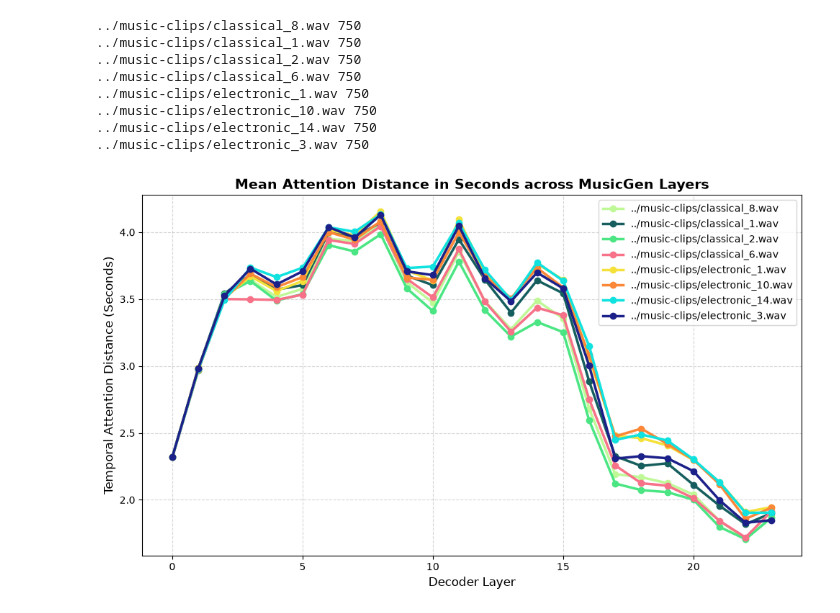
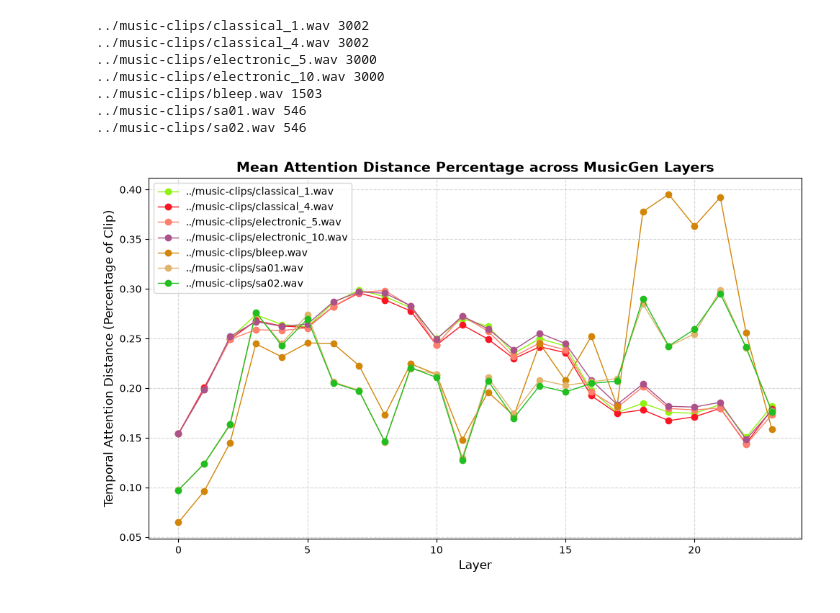
Before and after one commit to kr3ad/music-gen-mad, a Jupyter notebook: notebooks/compare_mads_metagen.ipynb, the cells around one changed output. Saved outputs shown, nothing was run; the diff lists cells and outputs as text; code cells hidden in the pictures.

```diff
--- a/notebooks/compare_mads_metagen.ipynb
+++ b/notebooks/compare_mads_metagen.ipynb
@@ -17,16 +17,17 @@ model.eval()
 # 2. Load and preprocess your song (or an audio snippet)
 # MusicGen expects a sampling rate of 32,000 Hz
 audio_paths = [
-    "../music-clips/classical_8.wav",
     "../music-clips/classical_1.wav",
-    "../music-clips/classical_2.wav",
-    "../music-clips/classical_6.wav",
-    "../music-clips/electronic_1.wav",
+    "../music-clips/classical_4.wav",
+    "../music-clips/electronic_5.wav",
     "../music-clips/electronic_10.wav",
-    "../music-clips/electronic_14.wav",
-    "../music-clips/electronic_3.wav",
+
+    "../music-clips/bleep.wav",
+    "../music-clips/sa01.wav",
+    "../music-clips/sa02.wav",
     ]
-inputs_dict = utils.load_process_bulk_audio(audio_paths, processor)
+wfs = utils.load_process_bulk_audio(audio_paths, sr=32000)
+inputs_dict = utils.process_bulk_music_gen(wfs, processor=processor)
 
 # 4. Encode audio and get text representations
 with torch.no_grad():
@@ -48,7 +49,7 @@ with torch.no_grad():
         # We must pass the text encoder's hidden states as cross-attention conditioning
         decoder_outputs = model.decoder(
             input_ids=decoder_input_ids,
-            encoder_hidden_states=dummy_encoder_hidden_states,  # Map the correct 1024 shape here        output_attentions=True,
+            encoder_hidden_states=dummy_encoder_hidden_states,  # Map the correct 1024 shape here
             output_attentions=True,
             return_dict=True
         )
@@ -60,31 +61,30 @@ mad_dict = {}
 for path, attn in attentions_dict.items():
     seq_length = decoder_input_dict.get(path).shape[-1]
     print(path, seq_length)
-    mean_distances_seconds = utils.compute_mad_by_layer(attn, seq_length)
-    mad_dict[path] = mean_distances_seconds
+    mean_distances = utils.compute_mad_by_layer(attn, seq_length)
+    mad_dict[path] = mean_distances
 # %% [output]
-../music-clips/classical_8.wav 750
-../music-clips/classical_1.wav 750
-../music-clips/classical_2.wav 750
-../music-clips/classical_6.wav 750
-../music-clips/electronic_1.wav 750
-../music-clips/electronic_10.wav 750
-../music-clips/electronic_14.wav 750
-../music-clips/electronic_3.wav 750
+../music-clips/classical_1.wav 3002
+../music-clips/classical_4.wav 3002
+../music-clips/electronic_5.wav 3000
+../music-clips/electronic_10.wav 3000
+../music-clips/bleep.wav 1503
+../music-clips/sa01.wav 546
+../music-clips/sa02.wav 546
 # %%
 plt.figure(figsize=(10, 6))
 
 for path, mads in mad_dict.items():
     random_hex = f"#{random.randint(0, 0xFFFFFF):06x}"
     num_layers = len(attentions_dict.get(path))
     layer_averages_sec = np.mean(mads, axis=1)
-    plt.plot(range(num_layers), layer_averages_sec, color=random_hex, linewidth=2.5, marker='o', label=path)
+    plt.plot(range(num_layers), layer_averages_sec, color=random_hex, linewidth=1, marker='o', label=path)
 
-plt.title("Mean Attention Distance in Seconds across MusicGen Layers", fontsize=14, fontweight='bold')
-plt.xlabel("Decoder Layer", fontsize=12)
-plt.ylabel("Temporal Attention Distance (Seconds)", fontsize=12)
+plt.title("Mean Attention Distance Percentage across MusicGen Layers", fontsize=14, fontweight='bold')
+plt.xlabel("Layer", fontsize=12)
+plt.ylabel("Temporal Attention Distance (Percentage of Clip)", fontsize=12)
 plt.grid(True, linestyle="--", alpha=0.5)
 plt.legend()
 plt.tight_layout()
 # %% [output]
-[figure, old version]
+[figure, new version]
```
Also changed, not shown: 4 other files.
